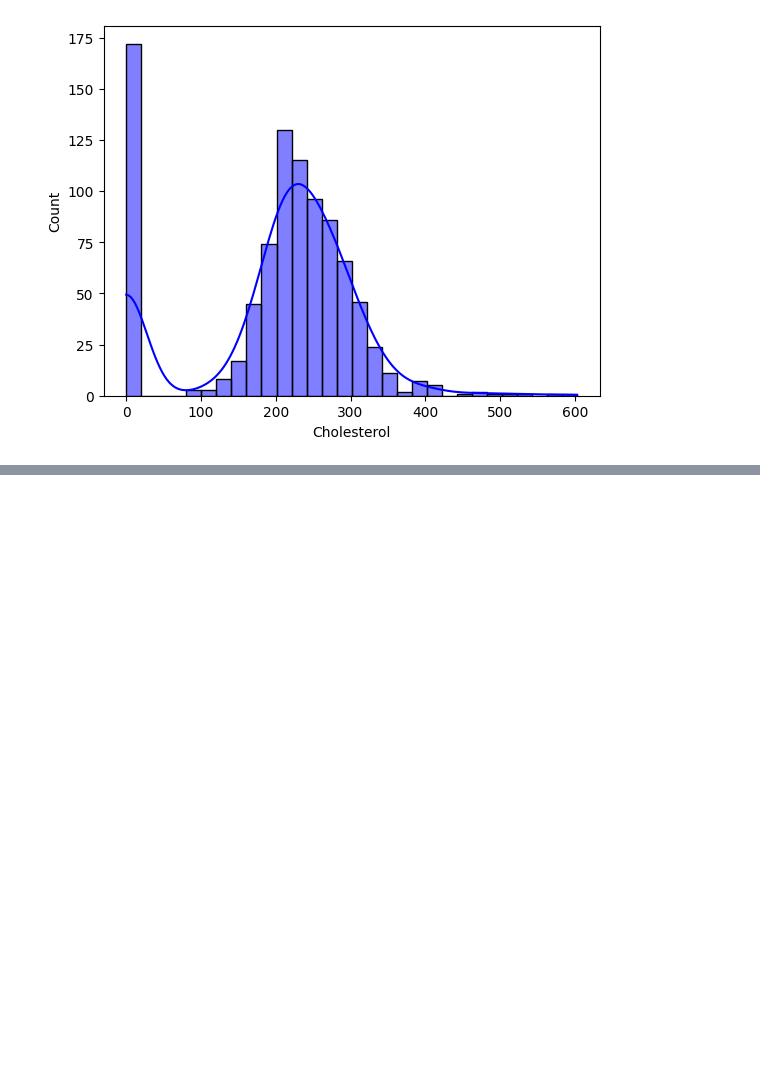
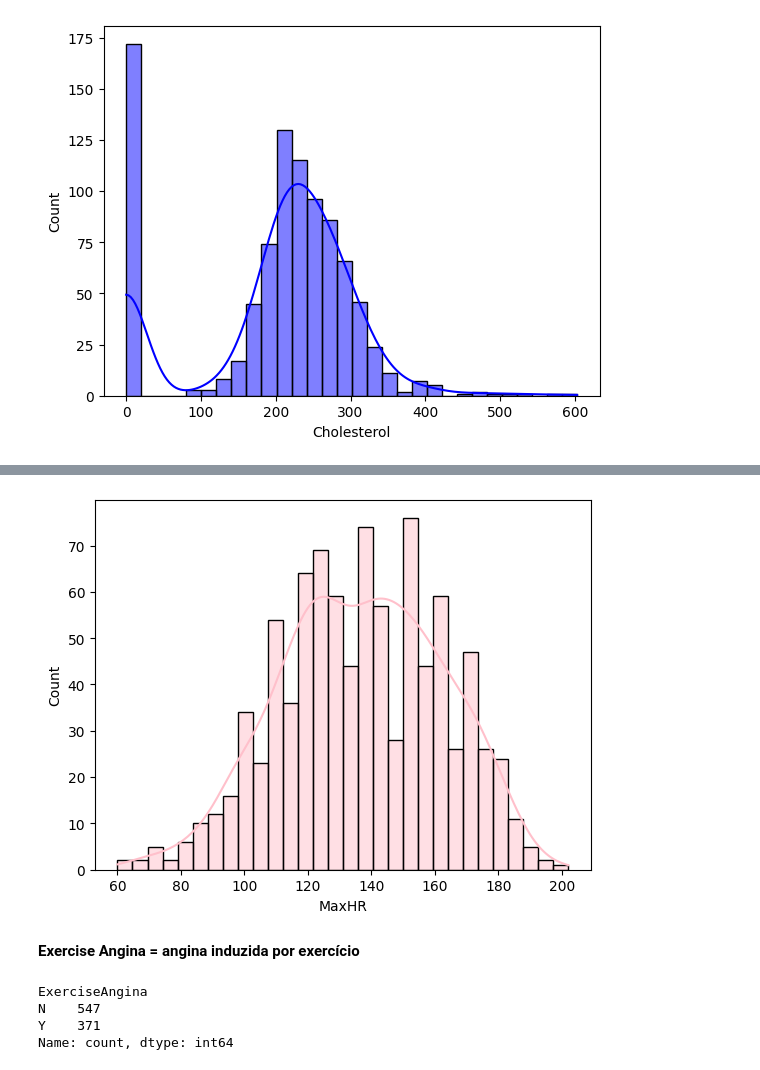
Before and after one commit to KaremLeticia/Tratamento_Classificacao_Doenca_Cardiaca, a Jupyter notebook: main.ipynb, the cells around one changed output, grey strips where cells are left out. Cells and saved outputs as stored; diff of their text form; code cells hidden in the pictures; blank space fills up the shorter version.

```diff
--- a/main.ipynb
+++ b/main.ipynb
@@ -173,0 +231,13 @@ sns.histplot(data, x='Cholesterol', bins=30, color='blue', kde=True, stat='count
+# %%
+sns.histplot(data, x='MaxHR', bins=30, color='pink', kde=True, stat='count');
+# %% [output]
+[figure, added]
+# %% [markdown]
+**Exercise Angina = angina induzida por exercício**
+# %%
+data.ExerciseAngina.value_counts()
+# %% [output]
+ExerciseAngina
+N    547
+Y    371
+Name: count, dtype: int64
```
Also changed, not shown: parts of 11 cells of this notebook.
